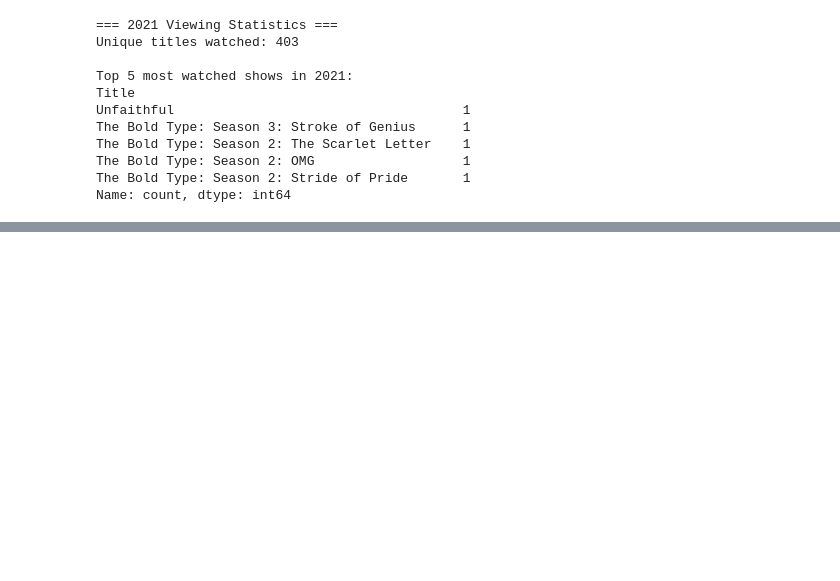
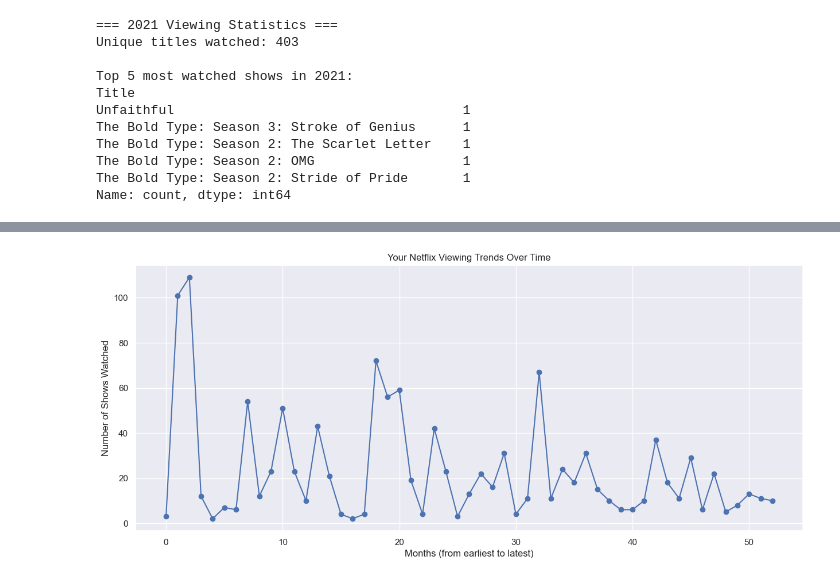
Before and after one commit to ratnakumarchukkapalli/Netflix-Project, a Jupyter notebook: notebooks/netflix_analysis.ipynb, the cells around one changed output, grey strips where cells are left out. Drawn from its saved outputs; the diff is of its cells as text; code cells hidden in the pictures; blank space fills up the shorter version.

```diff
--- a/notebooks/netflix_analysis.ipynb
+++ b/notebooks/netflix_analysis.ipynb
@@ -197,0 +249,23 @@ Name: count, dtype: int64
+# %%
+# Advanced Pattern Analysis
+
+# 1. Create advanced time-based features
+df['Next_Day_Watch'] = df['Date'].diff(-1).dt.days == -1  # Identifies consecutive day watching
+df['Days_Between_Shows'] = df['Date'].diff().dt.days      # Days between watches
+df['Month_Year'] = df['Date'].dt.to_period('M')
+
+# 2. Identify potential series by looking for patterns in titles
+df['Is_Series'] = df['Title'].str.contains(':|Episode|Season|Chapter|Part')
+df['Show_Name'] = df['Title'].str.split(':').str[0]
+# %%
+# Create monthly viewing trends visualization
+plt.figure(figsize=(15, 6))
+monthly_counts = df.groupby('Month_Year').size()
+plt.plot(range(len(monthly_counts)), monthly_counts.values, marker='o')
+plt.title('Your Netflix Viewing Trends Over Time')
+plt.xlabel('Months (from earliest to latest)')
+plt.ylabel('Number of Shows Watched')
+plt.grid(True)
+plt.show()
+# %% [output]
+[figure, added]
```
Also changed, not shown: parts of 3 cells of this notebook.
